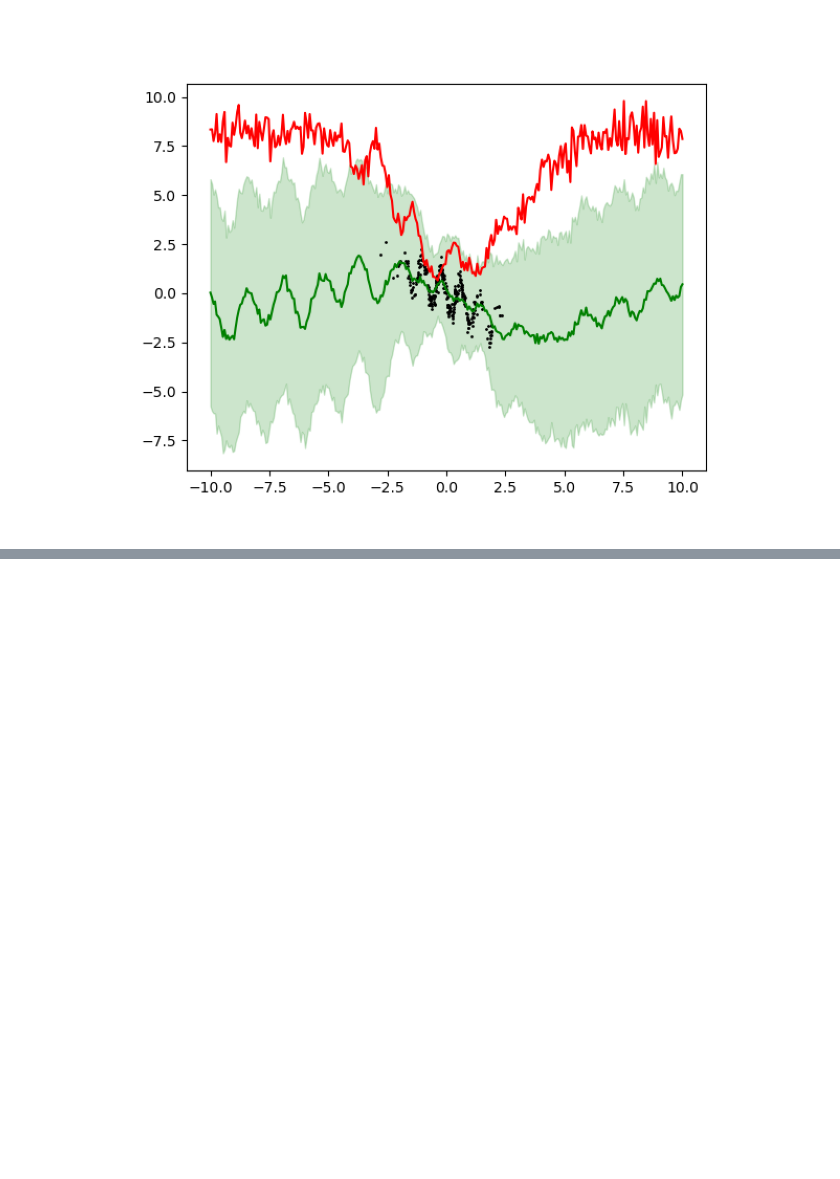
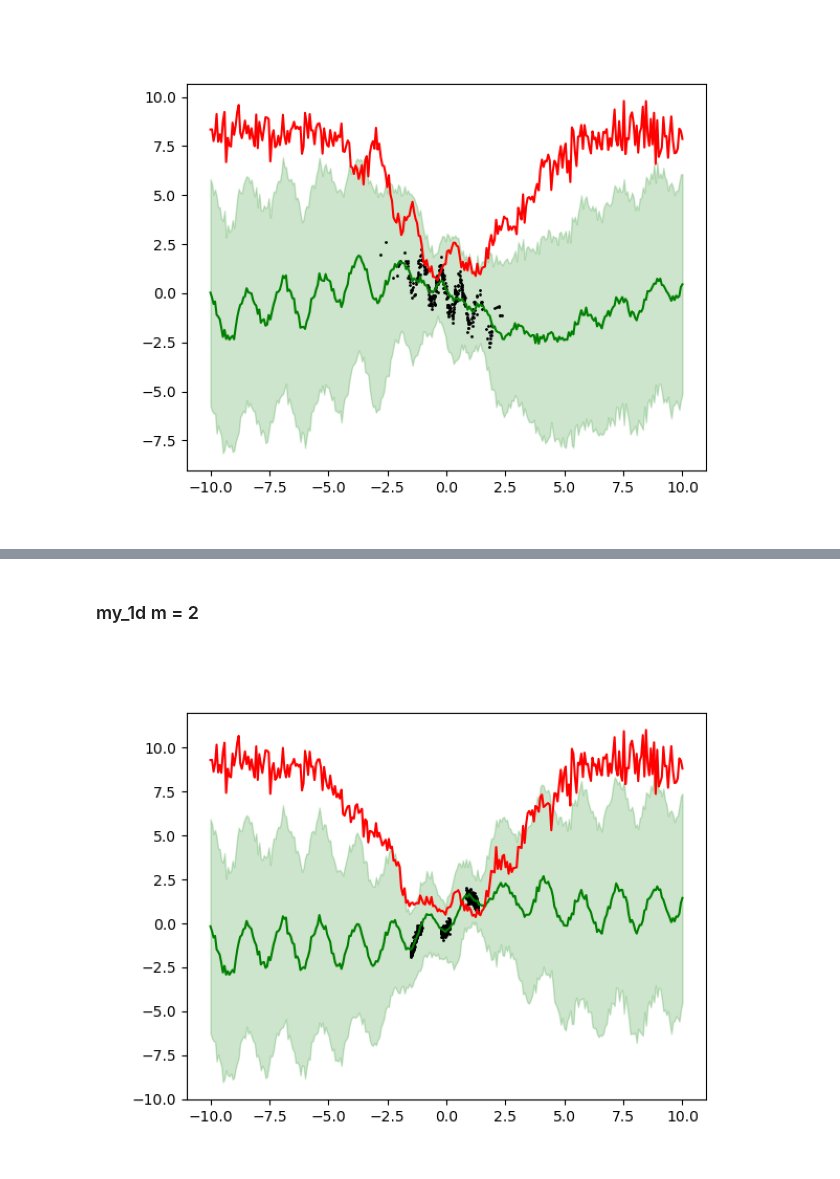
Before and after one commit to a07458666/UncertaintyFlow, a Jupyter notebook: test.ipynb, the cells around one changed output, grey strips where cells are left out. Cells and saved outputs as stored; diff of their text form; code cells hidden in the pictures; blank space fills up the shorter version.

```diff
--- a/test.ipynb
+++ b/test.ipynb
@@ -70,0 +83,6 @@ show()
+# %% [markdown]
+### my_1d m = 2
+# %%
+show()
+# %% [output]
+[figure, added]
```
Also changed, not shown: parts of 9 cells of this notebook, 2 other files.
